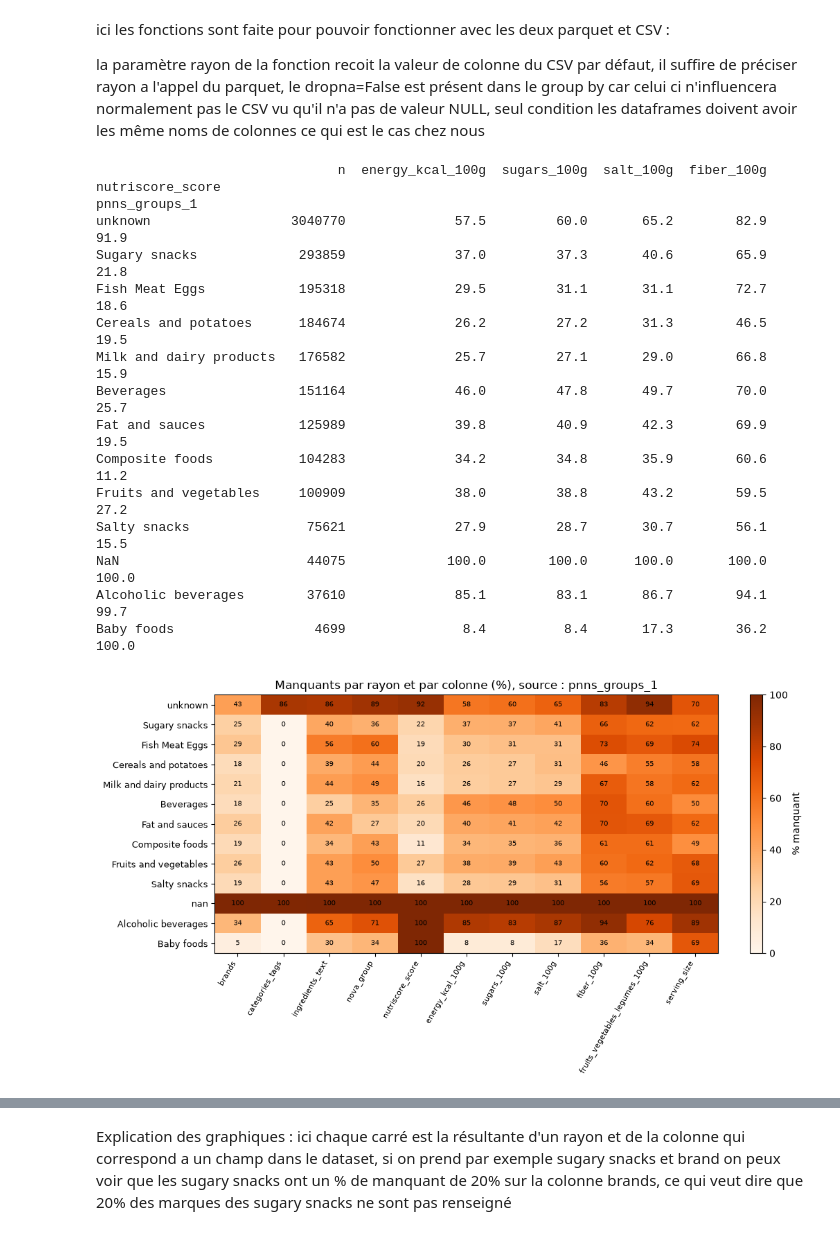
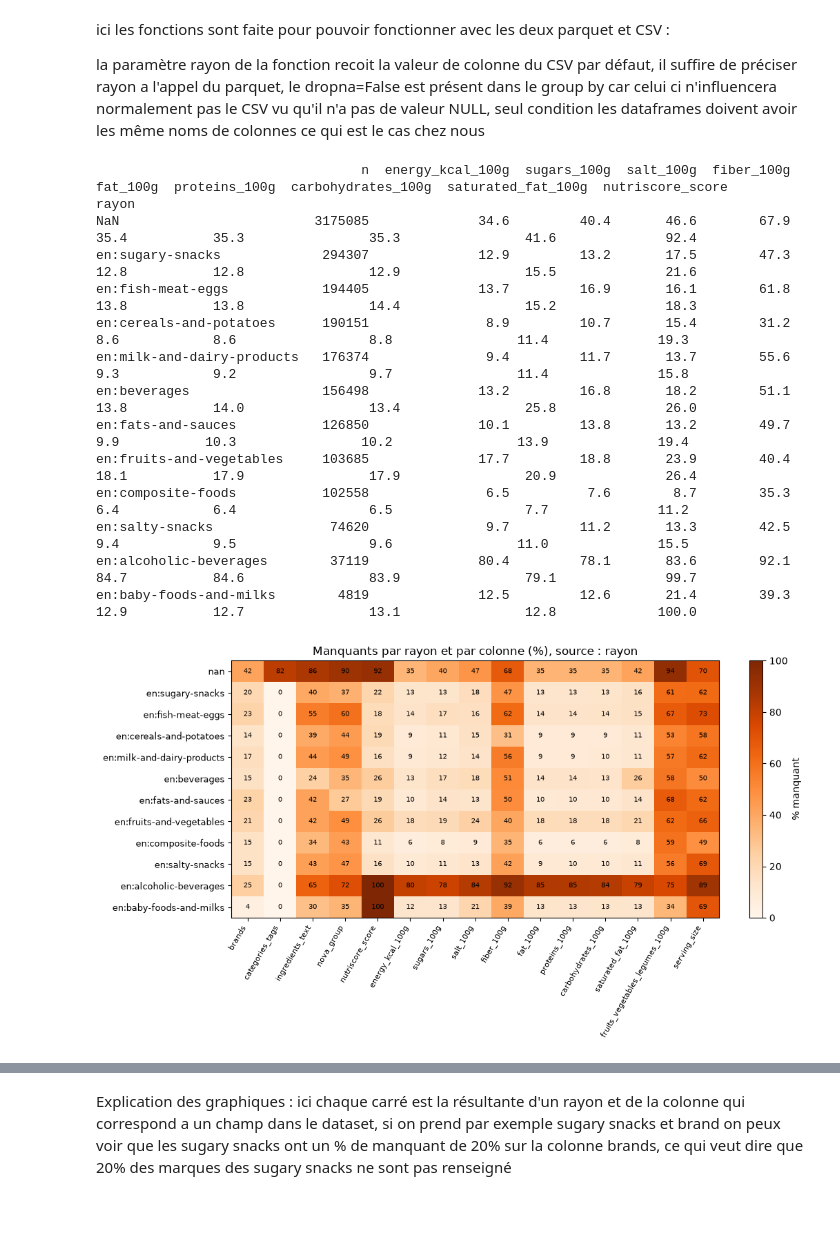
Before and after one commit to G-code10/Nutriscore, a Jupyter notebook: notebooks/guillaume/carto.ipynb, the cells around one changed output, grey strips where cells are left out. Saved outputs shown, nothing was run; the diff lists cells and outputs as text; code cells hidden in the pictures.

```diff
--- a/notebooks/guillaume/carto.ipynb
+++ b/notebooks/guillaume/carto.ipynb
@@ -625,29 +487,28 @@ ici les fonctions sont faite pour pouvoir fonctionner avec les deux parquet et C
 
 la paramètre rayon de la fonction recoit la valeur de colonne du CSV par défaut, il suffire de préciser rayon a l'appel du parquet, le dropna=False est présent dans le group by car celui ci n'influencera normalement pas le CSV vu qu'il n'a pas de valeur NULL, seul condition les dataframes doivent avoir les même noms de colonnes ce qui est le cas chez nous
 # %%
-CLES = ["energy_kcal_100g", "sugars_100g", "salt_100g", "fiber_100g", "nutriscore_score"]
+CLES = ["energy_kcal_100g", "sugars_100g", "salt_100g", "fiber_100g", "fat_100g", "proteins_100g", "carbohydrates_100g", "saturated_fat_100g", "nutriscore_score"]
 
 # CSV
-print(carte_par_rayon(df_csv, CLES).to_string())
-heatmap_par_rayon(df_csv)
+# print(carte_par_rayon(df_csv, CLES).to_string())
+# heatmap_par_rayon(df_csv)
 
 # Parquet
 print(carte_par_rayon(df, CLES, rayon="rayon").to_string())
 heatmap_par_rayon(df, rayon="rayon")
 # %% [output]
-                               n  energy_kcal_100g  sugars_100g  salt_100g  fiber_100g  nutriscore_score
-pnns_groups_1
-unknown                  3040770              57.5         60.0       65.2        82.9              91.9
-Sugary snacks             293859              37.0         37.3       40.6        65.9              21.8
-Fish Meat Eggs            195318              29.5         31.1       31.1        72.7              18.6
-Cereals and potatoes      184674              26.2         27.2       31.3        46.5              19.5
-Milk and dairy products   176582              25.7         27.1       29.0        66.8              15.9
-Beverages                 151164              46.0         47.8       49.7        70.0              25.7
-Fat and sauces            125989              39.8         40.9       42.3        69.9              19.5
-Composite foods           104283              34.2         34.8       35.9        60.6              11.2
-Fruits and vegetables     100909              38.0         38.8       43.2        59.5              27.2
-Salty snacks               75621              27.9         28.7       30.7        56.1              15.5
-NaN                        44075             100.0        100.0      100.0       100.0             100.0
-Alcoholic beverages        37610              85.1         83.1       86.7        94.1              99.7
-Baby foods                  4699               8.4          8.4       17.3        36.2             100.0
+                                  n  energy_kcal_100g  sugars_100g  salt_100g  fiber_100g  fat_100g  proteins_100g  carbohydrates_100g  saturated_fat_100g  nutriscore_score
+rayon
+NaN                         3175085              34.6         40.4       46.6        67.9      35.4           35.3                35.3                41.6              92.4
+en:sugary-snacks             294307              12.9         13.2       17.5        47.3      12.8           12.8                12.9                15.5              21.6
+en:fish-meat-eggs            194405              13.7         16.9       16.1        61.8      13.8           13.8                14.4                15.2              18.3
+en:cereals-and-potatoes      190151               8.9         10.7       15.4        31.2       8.6            8.6                 8.8                11.4              19.3
+en:milk-and-dairy-products   176374               9.4         11.7       13.7        55.6       9.3            9.2                 9.7                11.4              15.8
+en:beverages                 156498              13.2         16.8       18.2        51.1      13.8           14.0                13.4                25.8              26.0
+en:fats-and-sauces           126850              10.1         13.8       13.2        49.7       9.9           10.3                10.2                13.9              19.4
+en:fruits-and-vegetables     103685              17.7         18.8       23.9        40.4      18.1           17.9                17.9                20.9              26.4
+en:composite-foods           102558               6.5          7.6        8.7        35.3       6.4            6.4                 6.5                 7.7              11.2
+en:salty-snacks               74620               9.7         11.2       13.3        42.5       9.4            9.5                 9.6                11.0              15.5
+en:alcoholic-beverages        37119              80.4         78.1       83.6        92.1      84.7           84.6                83.9                79.1              99.7
+en:baby-foods-and-milks        4819              12.5         12.6       21.4        39.3      12.9           12.7                13.1                12.8             100.0
-[figure, old version]
+[figure, new version]
```
Also changed, not shown: parts of 22 cells of this notebook, 1 other file.
